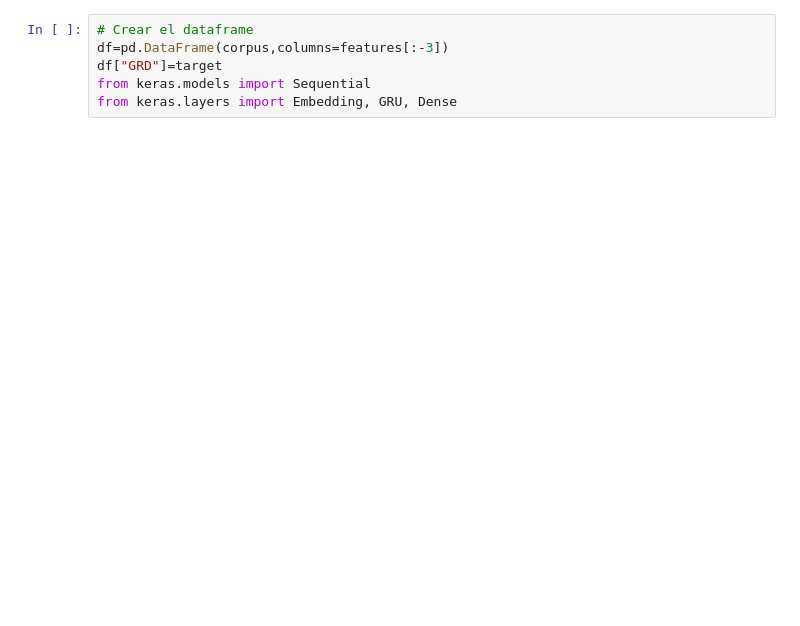
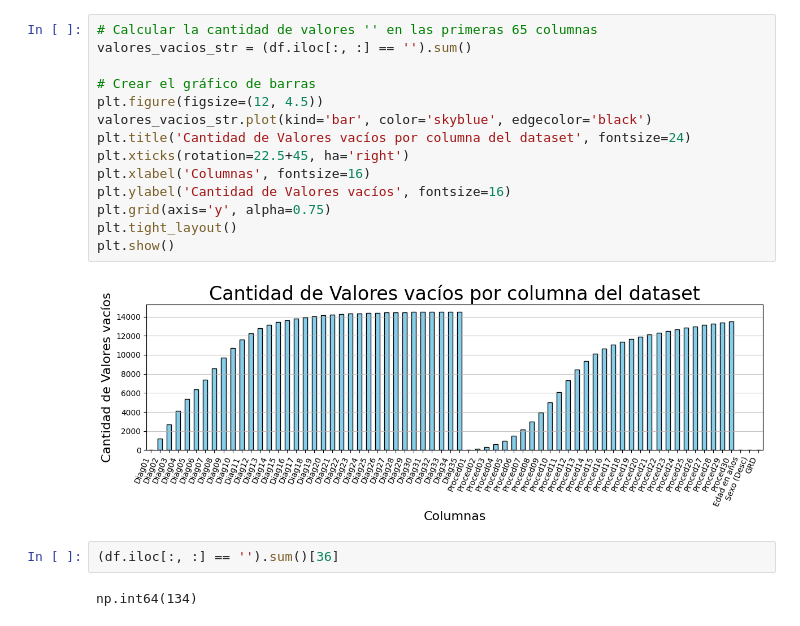
Before and after one commit to BobCortesP/ProyectoML, a Jupyter notebook: ultimoIntento.ipynb, the cells around one changed output. Saved outputs shown, nothing was run; the diff lists cells and outputs as text; blank space fills up the shorter version.

```diff
--- a/ultimoIntento.ipynb
+++ b/ultimoIntento.ipynb
@@ -45,6 +71,20 @@ for linea in archivo:
-# %%
-# Crear el dataframe
-df=pd.DataFrame(corpus,columns=features[:-3])
-df["GRD"]=target
-from keras.models import Sequential
-from keras.layers import Embedding, GRU, Dense
+# %%
+# Calcular la cantidad de valores '' en las primeras 65 columnas
+valores_vacios_str = (df.iloc[:, :] == '').sum()
+
+# Crear el gráfico de barras
+plt.figure(figsize=(12, 4.5))
+valores_vacios_str.plot(kind='bar', color='skyblue', edgecolor='black')
+plt.title('Cantidad de Valores vacíos por columna del dataset', fontsize=24)
+plt.xticks(rotation=22.5+45, ha='right')
+plt.xlabel('Columnas', fontsize=16)
+plt.ylabel('Cantidad de Valores vacíos', fontsize=16)
+plt.grid(axis='y', alpha=0.75)
+plt.tight_layout()
+plt.show()
+# %% [output]
+[figure, added]
+# %%
+(df.iloc[:, :] == '').sum()[36]
+# %% [output]
+np.int64(134)
```
Also changed, not shown: parts of 31 cells of this notebook.
